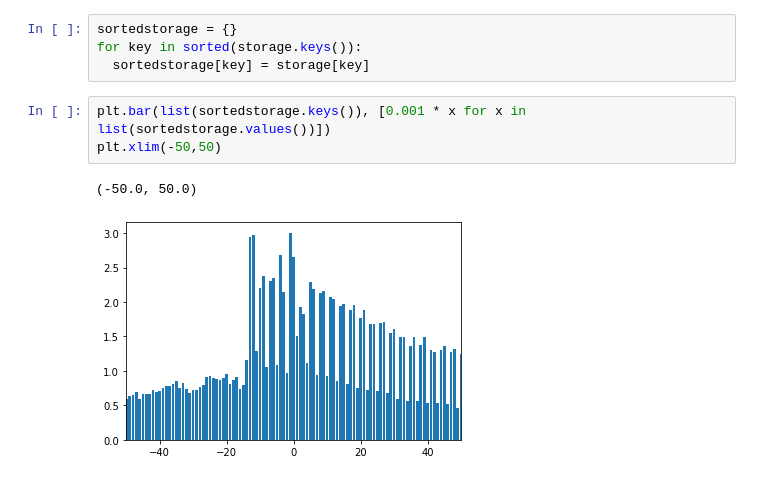
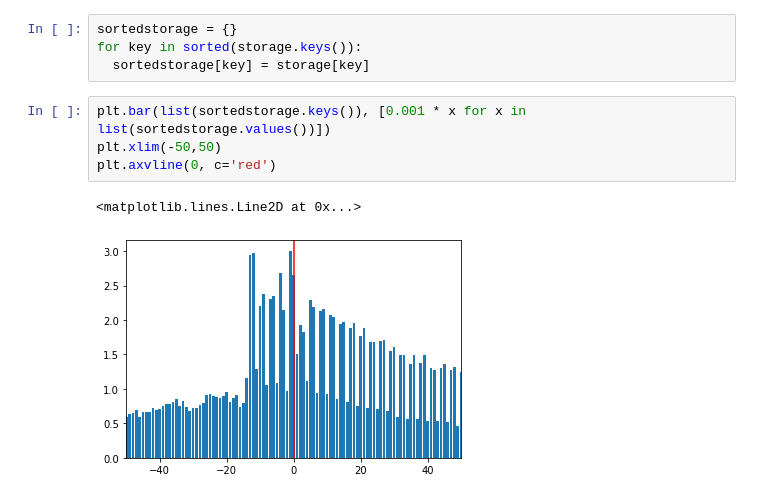
Before and after one commit to Sojeong-Bae/bioinfo, a Jupyter notebook: CoLab_TermProj_2022_2_ipynb_txt.ipynb, the cells around one changed output. Saved outputs shown, nothing was run; the diff lists cells and outputs as text.

```diff
--- a/CoLab_TermProj_2022_2_ipynb_txt.ipynb
+++ b/CoLab_TermProj_2022_2_ipynb_txt.ipynb
@@ -354,6 +386,7 @@ for key in sorted(storage.keys()):
 # %%
 plt.bar(list(sortedstorage.keys()), [0.001 * x for x in list(sortedstorage.values())])
 plt.xlim(-50,50)
+plt.axvline(0, c='red')
 # %% [output]
-(-50.0, 50.0)
+<matplotlib.lines.Line2D at 0x...>
-[figure, old version]
+[figure, new version]
```
Also changed, not shown: parts of 10 cells of this notebook.
